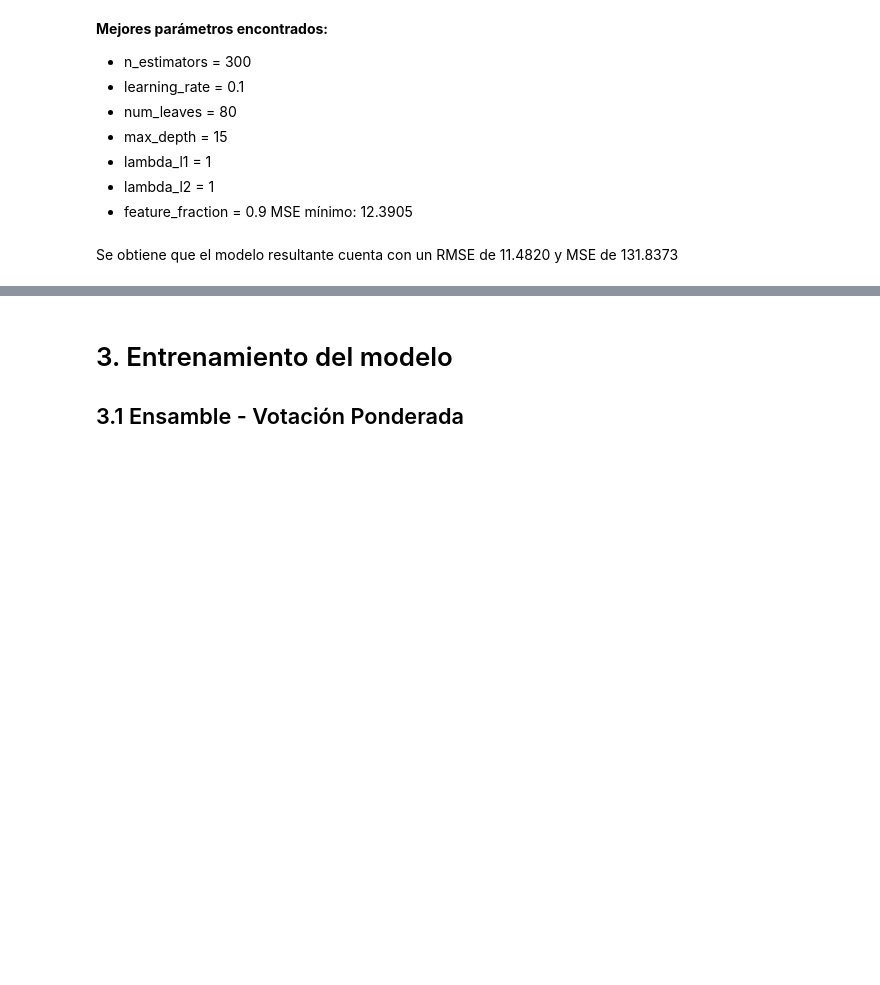
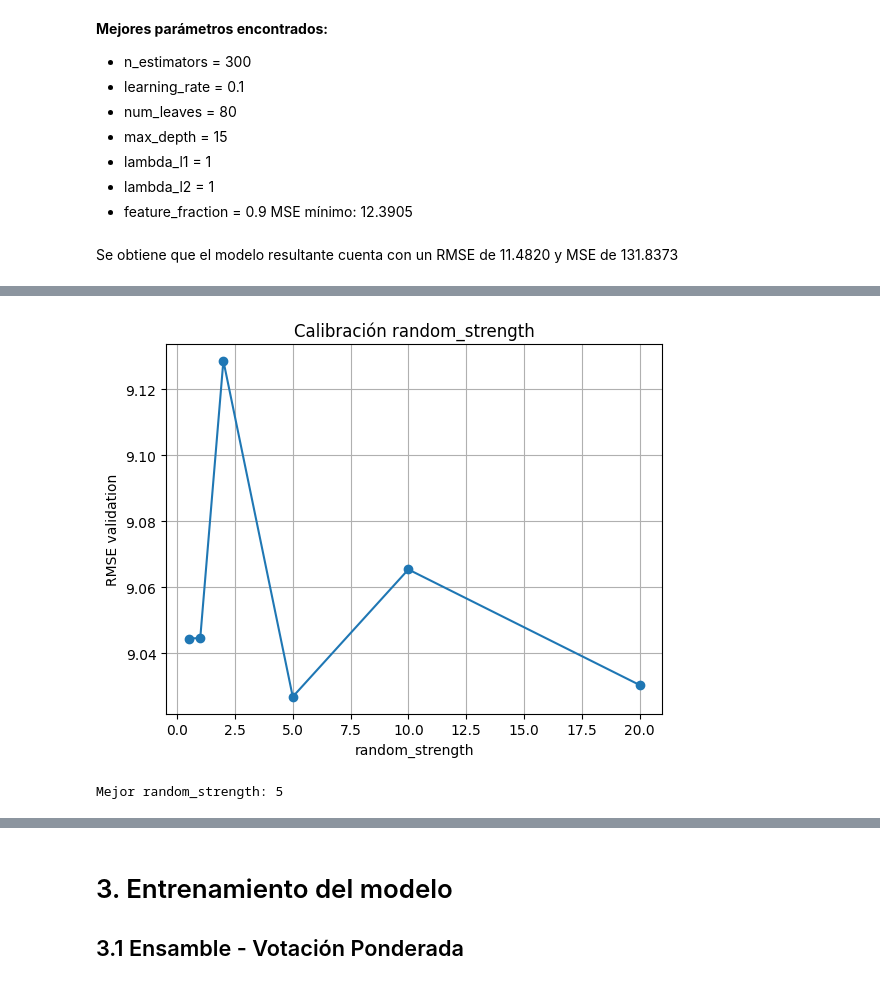
Before and after one commit to JohanManjarresMIAD/JohanManjarresMIAD-JohanManjarresMIAD-MIAD_ML_NLP_2026-Grupo_26, a Jupyter notebook: Semana 3/S3P1_proyecto1_v2.ipynb, the cells around one changed output, grey strips where cells are left out. Saved outputs shown, nothing was run; the diff lists cells and outputs as text; code cells hidden in the pictures; blank space fills up the shorter version.

```diff
--- a/Semana 3/S3P1_proyecto1_v2.ipynb
+++ b/Semana 3/S3P1_proyecto1_v2.ipynb
@@ -997,0 +1180,44 @@ Resultados:
+# %%
+random_strength_range = [0.5, 1, 2, 5, 10, 20]
+
+rmse_scores_rs = []
+
+for rs in random_strength_range:
+
+    modelo_cat = CatBoostRegressor(
+        random_state=42,
+        verbose=False,
+        loss_function='RMSE',
+        n_estimators=1500,
+        depth=8,
+        learning_rate=best_learning_rate,
+        l2_leaf_reg=best_l2,
+        random_strength=rs
+    )
+
+    modelo_cat.fit(
+        X_train_C,
+        y_train,
+        cat_features=cat_features_idx
+    )
+
+    y_pred = modelo_cat.predict(X_val_C)
+
+    mse = mean_squared_error(y_val, y_pred)
+    rmse = np.sqrt(mse)
+
+    rmse_scores_rs.append(rmse)
+
+plt.plot(random_strength_range, rmse_scores_rs, marker="o")
+plt.xlabel("random_strength")
+plt.ylabel("RMSE validation")
+plt.title("Calibración random_strength")
+plt.grid(True)
+plt.show()
+
+best_random_strength = random_strength_range[np.argmin(rmse_scores_rs)]
+
+print("Mejor random_strength:", best_random_strength)
+# %% [output]
+[figure, added]
+Mejor random_strength: 5
```
Also changed, not shown: parts of 10 cells of this notebook, 5 other files.
